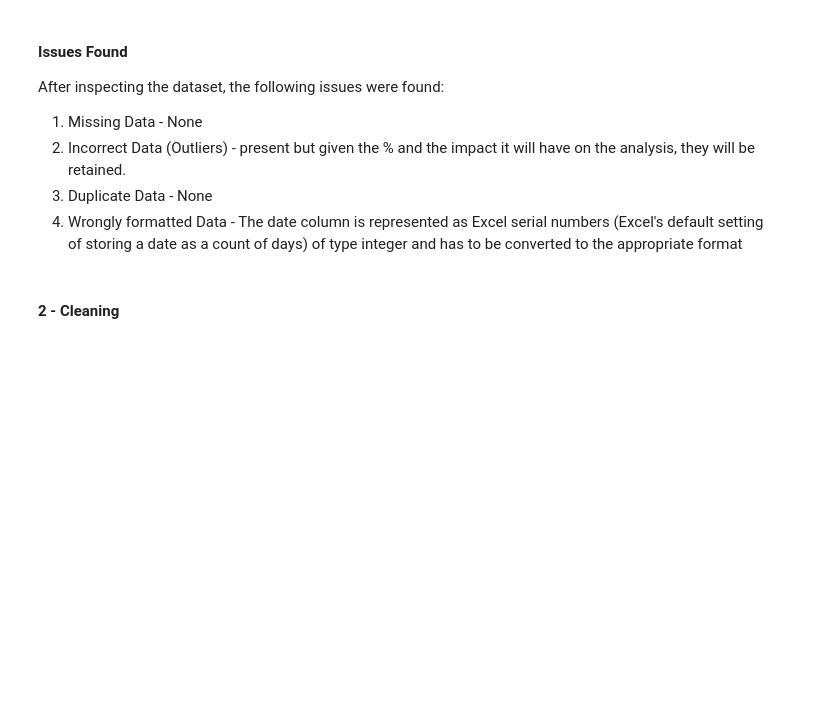
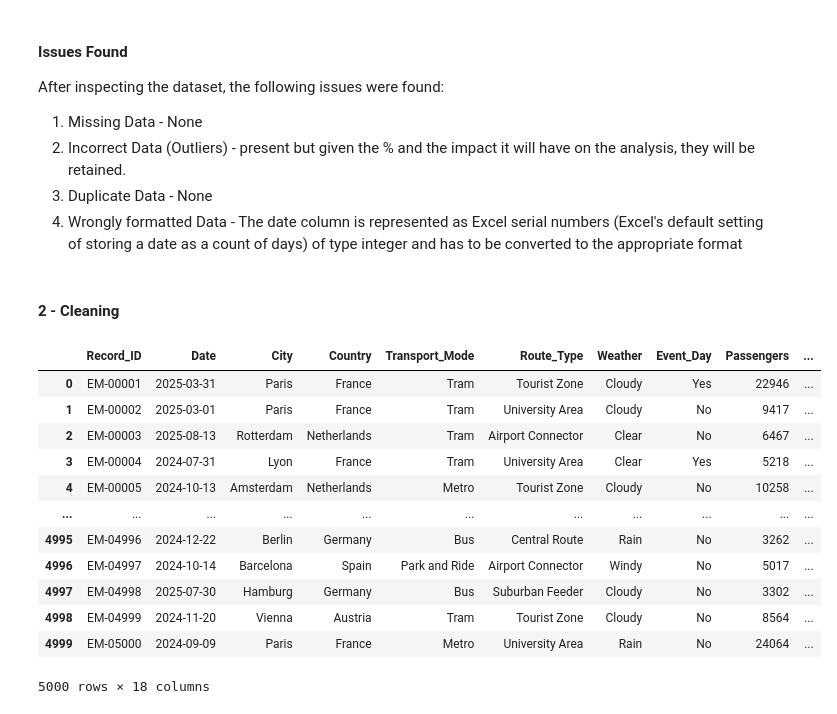
Before and after one commit to Mimi97-aqua/msc_projects, a Jupyter notebook: com7021/analysis.ipynb, the cells around one changed output. Drawn from its saved outputs; the diff is of its cells as text; code cells hidden in the pictures; blank space fills up the shorter version.

Commit message:
feat: Handle Date variable format

```diff
--- a/com7021/analysis.ipynb
+++ b/com7021/analysis.ipynb
@@ -183,5 +183,18 @@ After inspecting the dataset, the following issues were found:
 # %%
 # converting the date column to the appropriate type and format
 df['Date'] = pd.to_datetime(df['Date'], unit='D', origin='1899-12-30')
-
-#
+df
+# %% [output]
+|  | Record_ID | Date | City | Country | Transport_Mode | Route_Type | Weather | Event_Day | Passengers | ... |
+| 0 | EM-00001 | 2025-03-31 | Paris | France | Tram | Tourist Zone | Cloudy | Yes | 22946 | ... |
+| 1 | EM-00002 | 2025-03-01 | Paris | France | Tram | University Area | Cloudy | No | 9417 | ... |
+| 2 | EM-00003 | 2025-08-13 | Rotterdam | Netherlands | Tram | Airport Connector | Clear | No | 6467 | ... |
+| 3 | EM-00004 | 2024-07-31 | Lyon | France | Tram | University Area | Clear | Yes | 5218 | ... |
+| 4 | EM-00005 | 2024-10-13 | Amsterdam | Netherlands | Metro | Tourist Zone | Cloudy | No | 10258 | ... |
+| ... | ... | ... | ... | ... | ... | ... | ... | ... | ... | ... |
+| 4995 | EM-04996 | 2024-12-22 | Berlin | Germany | Bus | Central Route | Rain | No | 3262 | ... |
+| 4996 | EM-04997 | 2024-10-14 | Barcelona | Spain | Park and Ride | Airport Connector | Windy | No | 5017 | ... |
+| 4997 | EM-04998 | 2025-07-30 | Hamburg | Germany | Bus | Suburban Feeder | Cloudy | No | 3302 | ... |
+| 4998 | EM-04999 | 2024-11-20 | Vienna | Austria | Tram | Tourist Zone | Cloudy | No | 8564 | ... |
+| 4999 | EM-05000 | 2024-09-09 | Paris | France | Metro | University Area | Rain | No | 24064 | ... |
+5000 rows × 18 columns
```
